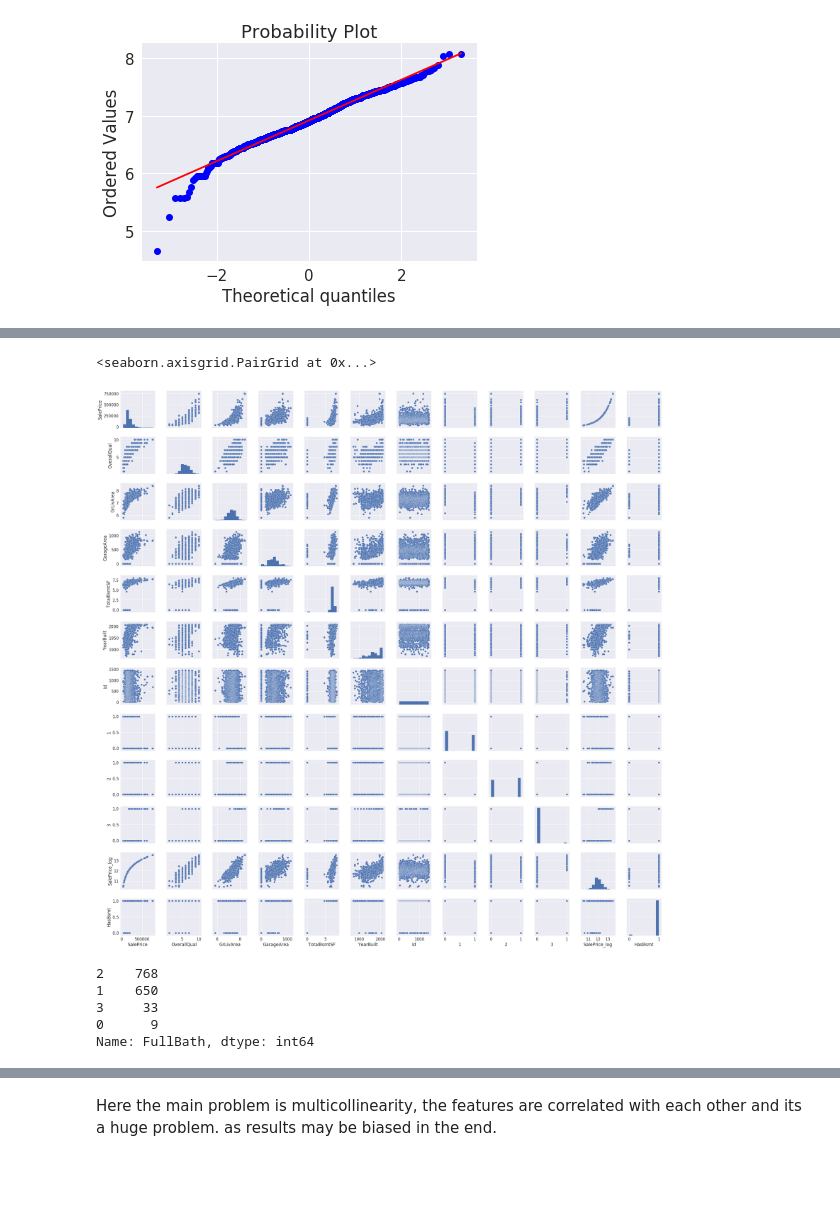
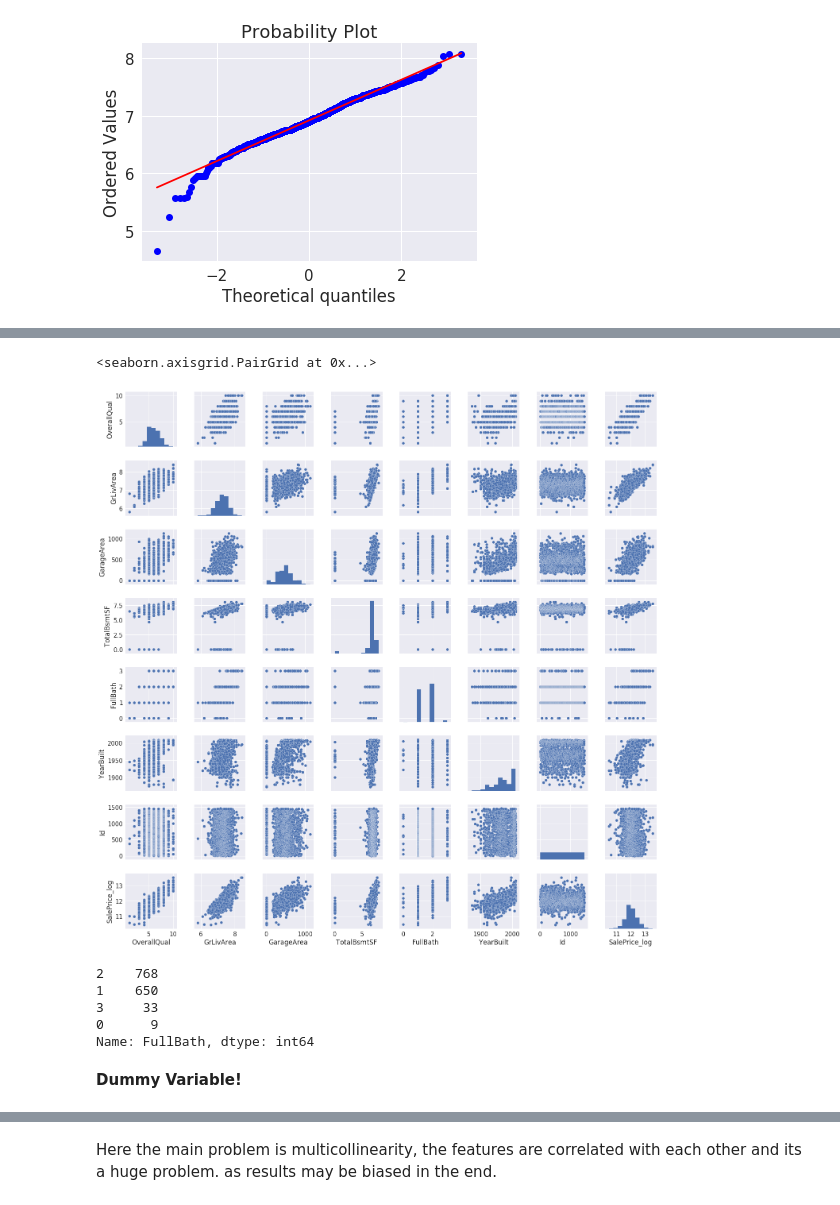
Before and after one commit to 97k/100DaysOfML, a Jupyter notebook: kaggle/house-prices-advanced-regression-techniques/HousingPrice.ipynb, the cells around one changed output, grey strips where cells are left out. Saved outputs shown, nothing was run; the diff lists cells and outputs as text; code cells hidden in the pictures; blank space fills up the shorter version.

```diff
--- a/kaggle/house-prices-advanced-regression-techniques/HousingPrice.ipynb
+++ b/kaggle/house-prices-advanced-regression-techniques/HousingPrice.ipynb
@@ -325,10 +295,10 @@ df_feat.head()
 # %%
 df_feat.drop(['SalePriceV2'], axis=1, inplace=True)
 # %%
-sns.pairplot(df_feat)
+sns.pairplot(df_feat.drop(['HasBsmt', 'SalePrice'], axis=1))
 # %% [output]
 <seaborn.axisgrid.PairGrid at 0x...>
-[figure, old version]
+[figure, new version]
 # %%
 # After testing without this, then implement this
 # scaled_bathroom = scaler.fit_transform(df_feat['FullBath'][:, np.newaxis])
@@ -339,6 +309,8 @@ sns.pairplot(df_feat)
 3     33
 0      9
 Name: FullBath, dtype: int64
+# %% [markdown]
+**Dummy Variable!**
 # %%
 bath = pd.get_dummies(df_feat['FullBath'], drop_first=True)
 df_feat = pd.concat([df_feat, bath], axis=1)
```
Also changed, not shown: parts of 46 cells of this notebook, 1 other file.
